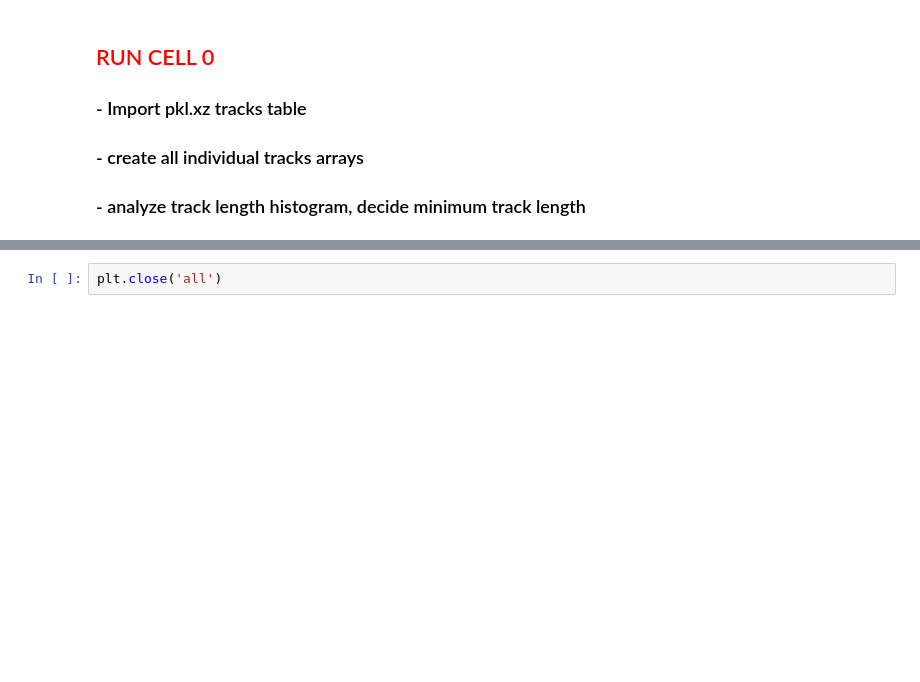
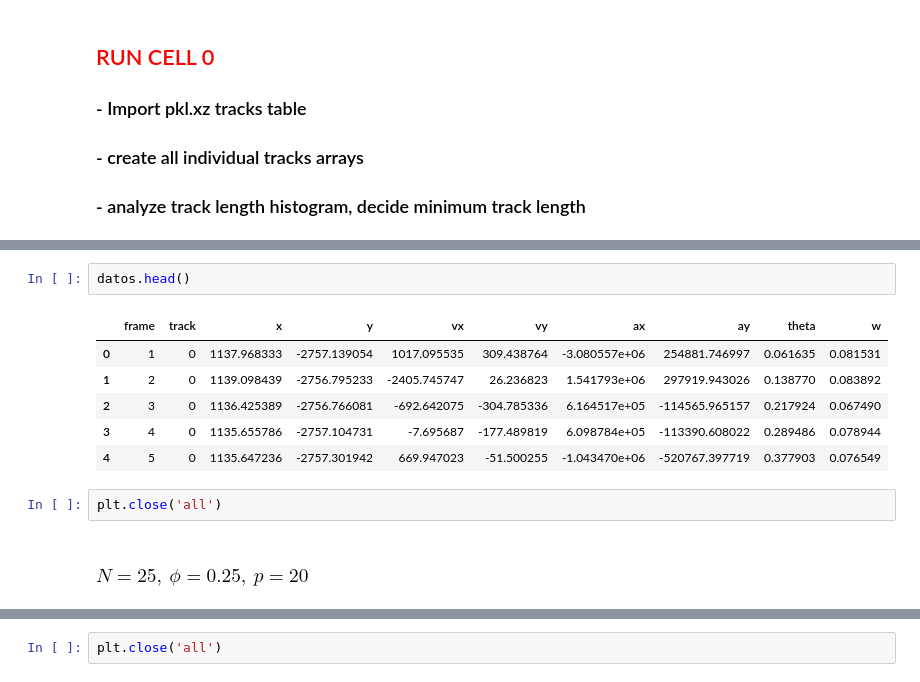
Before and after one commit to fvegar/brownian, a Jupyter notebook: chiral_tracks.ipynb, the cells around one changed output, grey strips where cells are left out. Drawn from its saved outputs; the diff is of its cells as text; blank space fills up the shorter version.

```diff
--- a/chiral_tracks.ipynb
+++ b/chiral_tracks.ipynb
@@ -669,0 +700,13 @@ Canvas(toolbar=Toolbar(toolitems=[('Home', 'Reset original view', 'home', 'home'
+# %%
+datos.head()
+# %% [output]
+|  | frame | track | x | y | vx | vy | ax | ay | theta | w |
+| 0 | 1 | 0 | 1137.968333 | -2757.139054 | 1017.095535 | 309.438764 | -3.080557e+06 | 254881.746997 | 0.061635 | 0.081531 |
+| 1 | 2 | 0 | 1139.098439 | -2756.795233 | -2405.745747 | 26.236823 | 1.541793e+06 | 297919.943026 | 0.138770 | 0.083892 |
+| 2 | 3 | 0 | 1136.425389 | -2756.766081 | -692.642075 | -304.785336 | 6.164517e+05 | -114565.965157 | 0.217924 | 0.067490 |
+| 3 | 4 | 0 | 1135.655786 | -2757.104731 | -7.695687 | -177.489819 | 6.098784e+05 | -113390.608022 | 0.289486 | 0.078944 |
+| 4 | 5 | 0 | 1135.647236 | -2757.301942 | 669.947023 | -51.500255 | -1.043470e+06 | -520767.397719 | 0.377903 | 0.076549 |
+# %%
+plt.close('all')
+# %% [markdown]
+### $N = 25,\: \phi=0.25,\: p=20$
```
Also changed, not shown: parts of 22 cells of this notebook, 3 other files.
